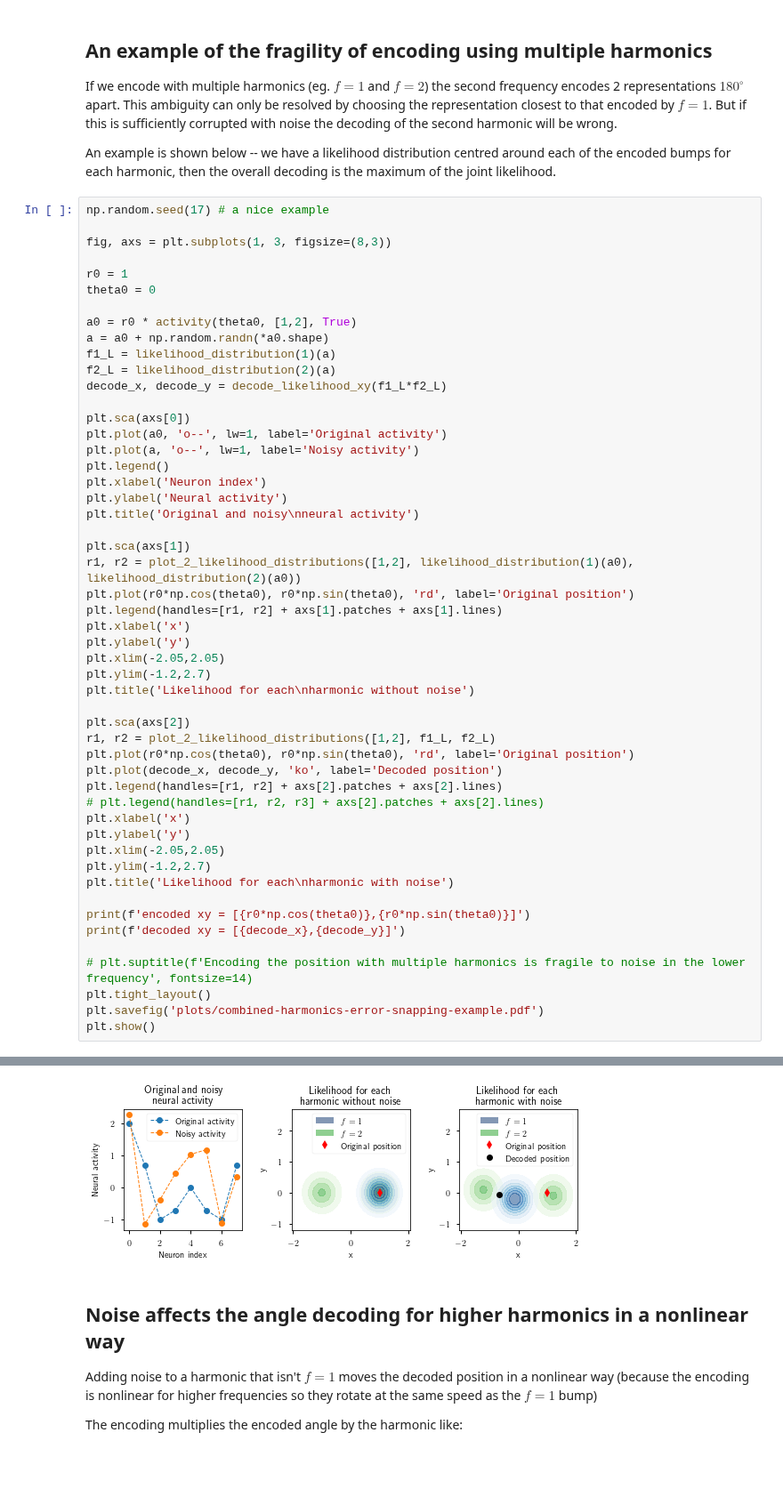
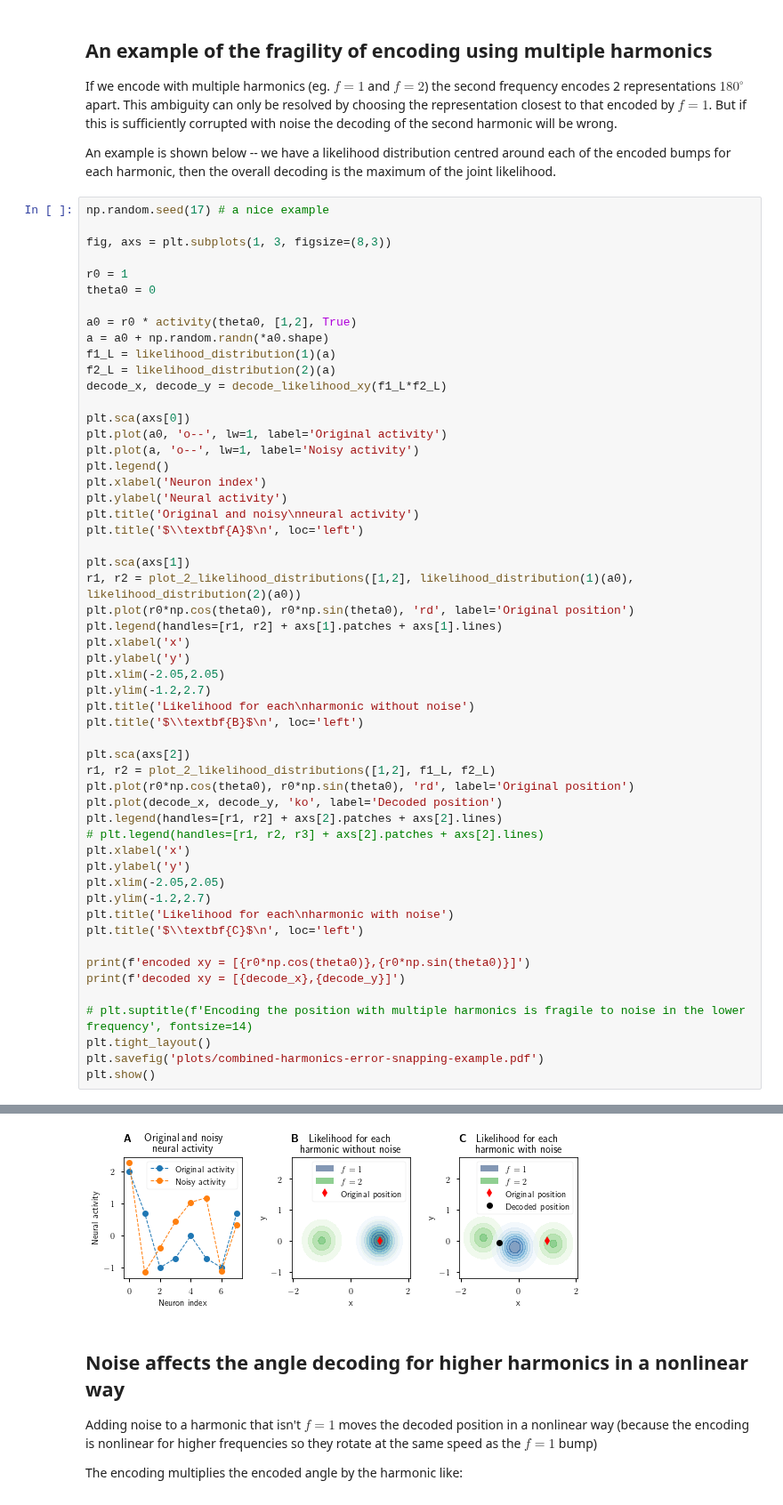
Before and after one commit to Dominic-DallOsto/insect-navigation-sinusoidal-optimality, a Jupyter notebook: noise affected multiple harmonics encoding.ipynb, the cells around one changed output, grey strips where cells are left out. Shown at 89% size. Saved outputs shown, nothing was run; the diff lists cells and outputs as text; blank space fills up the shorter version.

```diff
--- a/noise affected multiple harmonics encoding.ipynb
+++ b/noise affected multiple harmonics encoding.ipynb
@@ -92,40 +92,43 @@ plt.legend()
 plt.xlabel('Neuron index')
 plt.ylabel('Neural activity')
 plt.title('Original and noisy\nneural activity')
+plt.title('$\\textbf{A}$\n', loc='left')
 
 plt.sca(axs[1])
 r1, r2 = plot_2_likelihood_distributions([1,2], likelihood_distribution(1)(a0), likelihood_distribution(2)(a0))
 plt.plot(r0*np.cos(theta0), r0*np.sin(theta0), 'rd', label='Original position')
 plt.legend(handles=[r1, r2] + axs[1].patches + axs[1].lines)
 plt.xlabel('x')
 plt.ylabel('y')
 plt.xlim(-2.05,2.05)
 plt.ylim(-1.2,2.7)
 plt.title('Likelihood for each\nharmonic without noise')
+plt.title('$\\textbf{B}$\n', loc='left')
 
 plt.sca(axs[2])
 r1, r2 = plot_2_likelihood_distributions([1,2], f1_L, f2_L)
 plt.plot(r0*np.cos(theta0), r0*np.sin(theta0), 'rd', label='Original position')
 plt.plot(decode_x, decode_y, 'ko', label='Decoded position')
 plt.legend(handles=[r1, r2] + axs[2].patches + axs[2].lines)
 # plt.legend(handles=[r1, r2, r3] + axs[2].patches + axs[2].lines)
 plt.xlabel('x')
 plt.ylabel('y')
 plt.xlim(-2.05,2.05)
 plt.ylim(-1.2,2.7)
 plt.title('Likelihood for each\nharmonic with noise')
+plt.title('$\\textbf{C}$\n', loc='left')
 
 print(f'encoded xy = [{r0*np.cos(theta0)},{r0*np.sin(theta0)}]')
 print(f'decoded xy = [{decode_x},{decode_y}]')
 
 # plt.suptitle(f'Encoding the position with multiple harmonics is fragile to noise in the lower frequency', fontsize=14)
 plt.tight_layout()
 plt.savefig('plots/combined-harmonics-error-snapping-example.pdf')
 plt.show()
 # %% [output]
 encoded xy = [1.0,0.0]
 decoded xy = [-0.6750000000000065,-0.050000000000008704]
-[figure, old version]
+[figure, new version]
 # %% [markdown]
 ## Noise affects the angle decoding for higher harmonics in a nonlinear way
 
```
Also changed, not shown: parts of 2 cells of this notebook, 15 other files.
